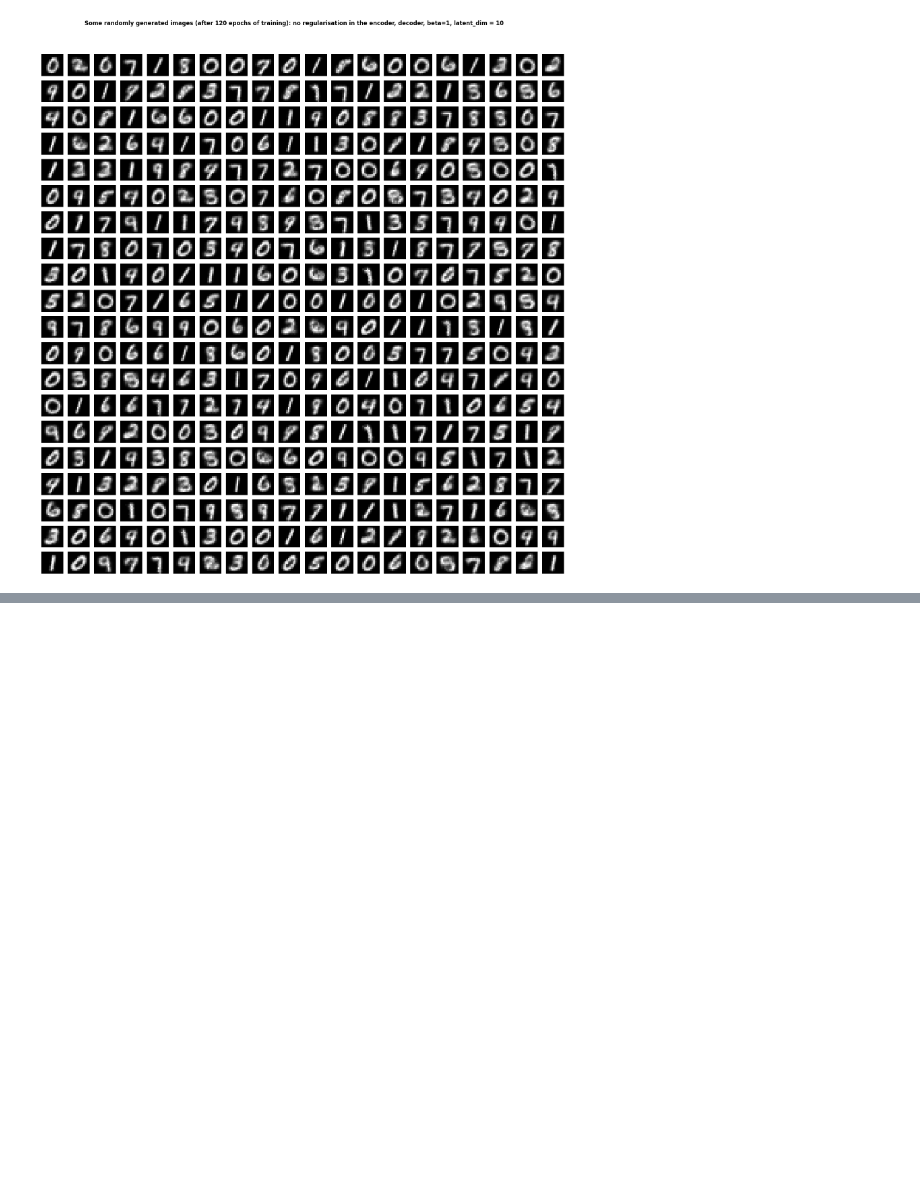
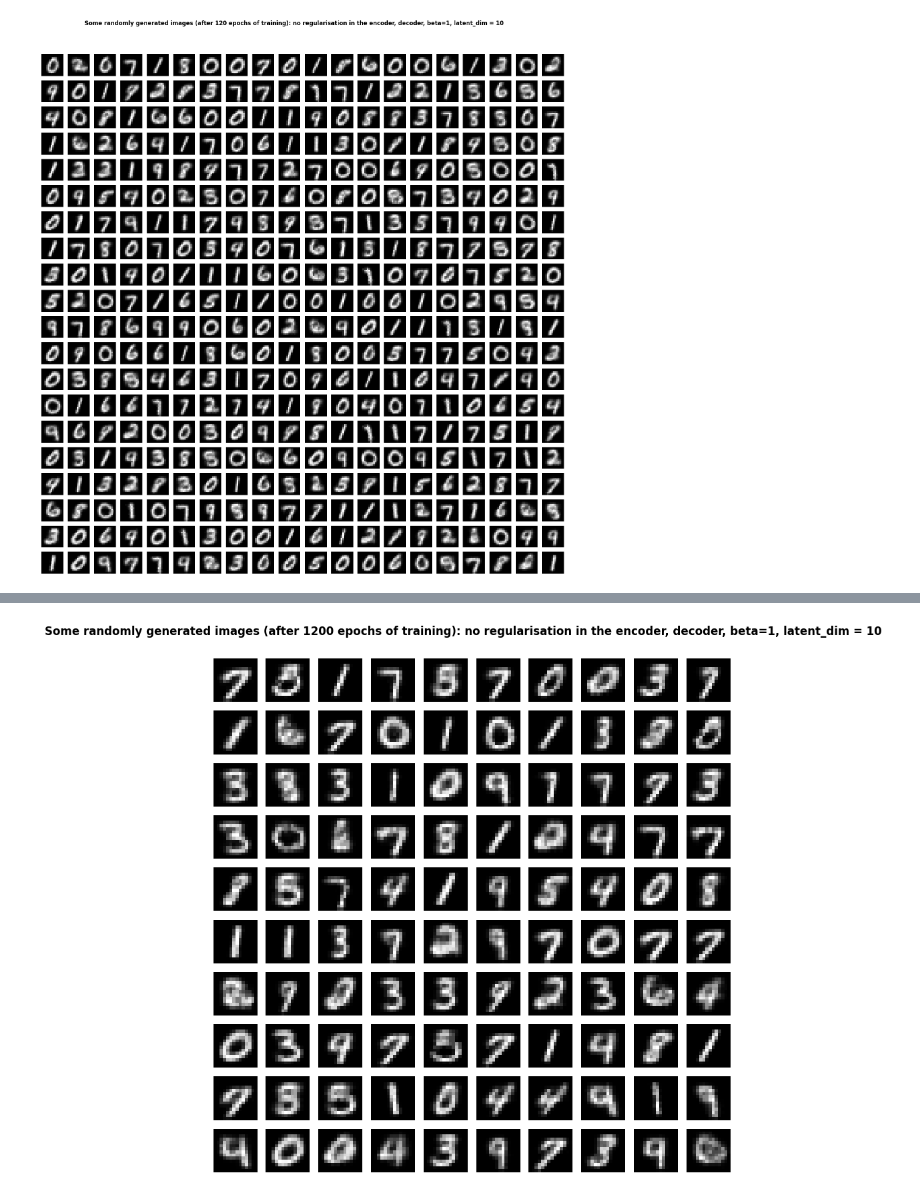
Before and after one commit to AtSourav/Beta-VAE-on-MNIST, a Jupyter notebook: MNIST_beta1_noreg_l10.ipynb, the cells around one changed output, grey strips where cells are left out. Saved outputs shown, nothing was run; the diff lists cells and outputs as text; code cells hidden in the pictures; blank space fills up the shorter version.

```diff
--- a/MNIST_beta1_noreg_l10.ipynb
+++ b/MNIST_beta1_noreg_l10.ipynb
@@ -302,0 +355,4 @@ plot_generated(scale=2,edge=20,epochs=120)
+# %%
+plot_generated(scale=2,edge=10,epochs=1200)
+# %% [output]
+[figure, added]
```
Also changed, not shown: parts of 9 cells of this notebook.
